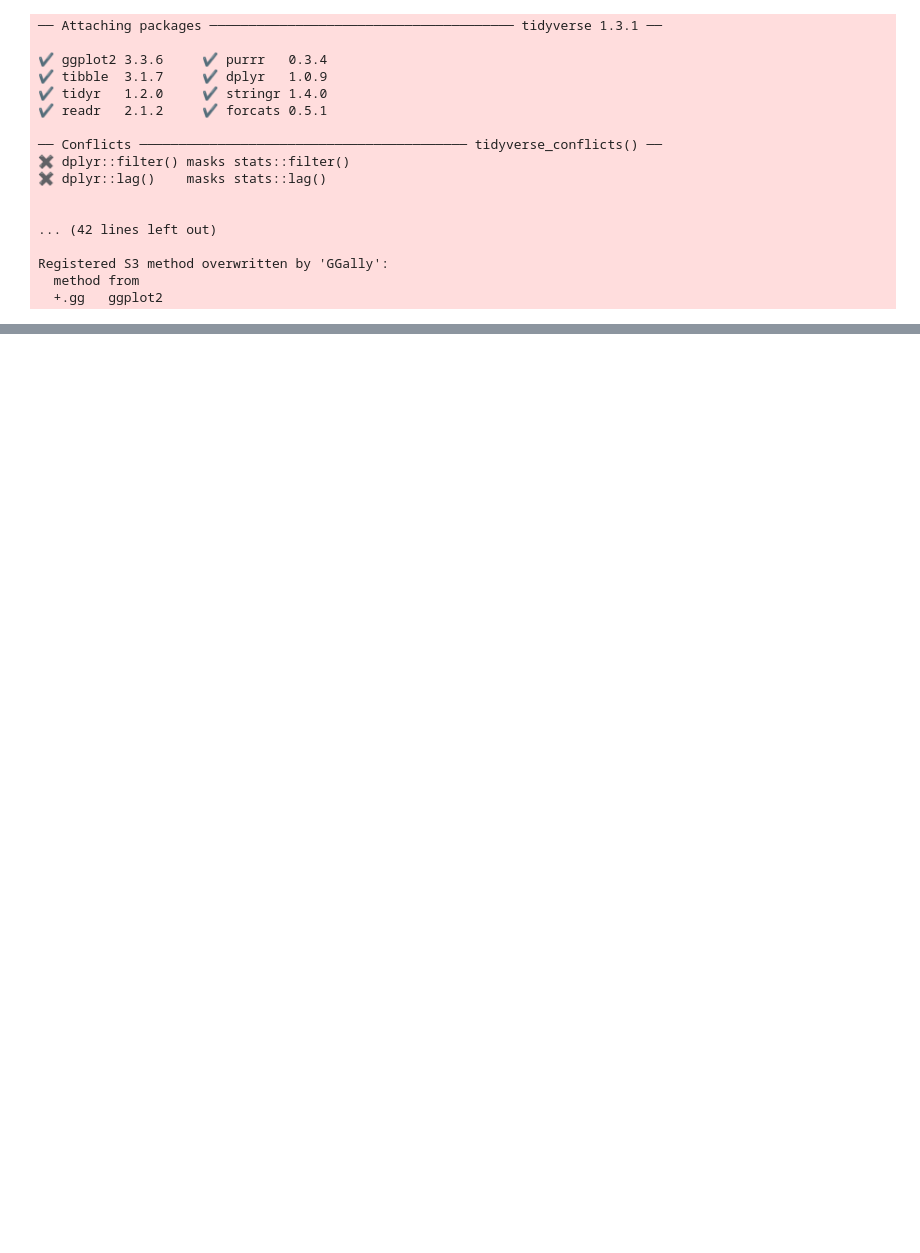
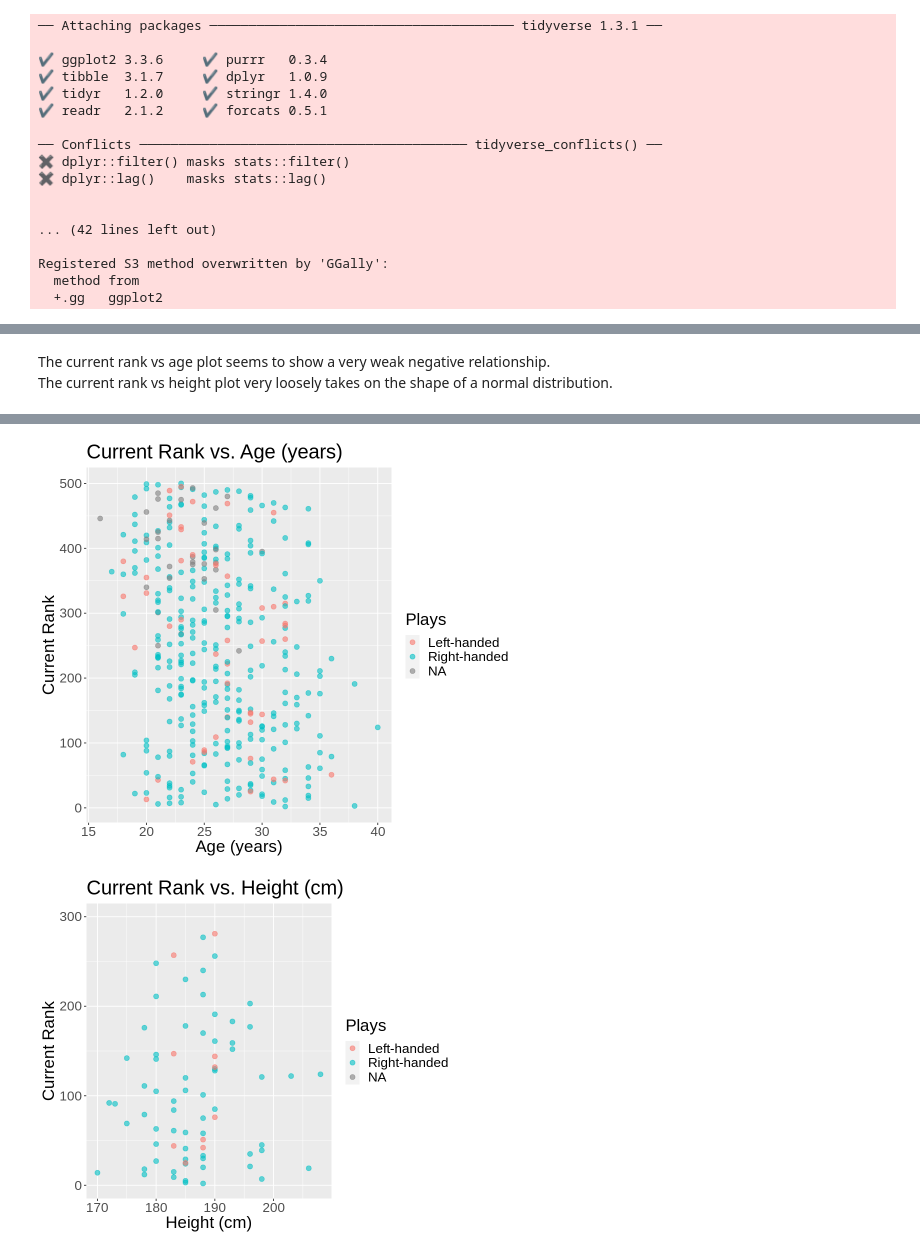
Before and after one commit to VictorVy/DSCI100_Group_Project, a Jupyter notebook: Project.ipynb, the cells around one changed output, grey strips where cells are left out. Cells and saved outputs as stored; diff of their text form; code cells hidden in the pictures; blank space fills up the shorter version.

```diff
--- a/Project.ipynb
+++ b/Project.ipynb
@@ -74,0 +216,26 @@ A tibble: 84 × 3
+# %% [markdown]
+The current rank vs age plot seems to show a very weak negative relationship. <br>
+The current rank vs height plot very loosely takes on the shape of a normal distribution. <br>
+# %%
+# colouring by handedness
+
+age_plot_c_p <- tennis_training |>
+                ggplot(aes(x = Age, y = Current.Rank, colour = Plays)) +
+                geom_point(alpha = point_alpha, size = point_size) +
+                labs(x = "Age (years)", y = "Current Rank") +
+                ggtitle("Current Rank vs. Age (years)") +
+                theme_layer
+
+height_plot_c_p <- tennis_training |>
+                ggplot(aes(x = Height, y = Current.Rank, colour = Plays)) +
+                geom_point(alpha = point_alpha, size = point_size) +
+                ylim(0, 300) +
+                labs(x = "Height (cm)", y = "Current Rank") +
+                ggtitle("Current Rank vs. Height (cm)") +
+                theme_layer
+
+set_size("age")
+age_plot_c_p
+set_size("height")
+height_plot_c_p
+# %% [output]
@@ -74,0 +246,2 @@ A tibble: 84 × 3
+[figure, added]
+[figure, added]
```
Also changed, not shown: parts of 37 cells of this notebook, 1 other file.
